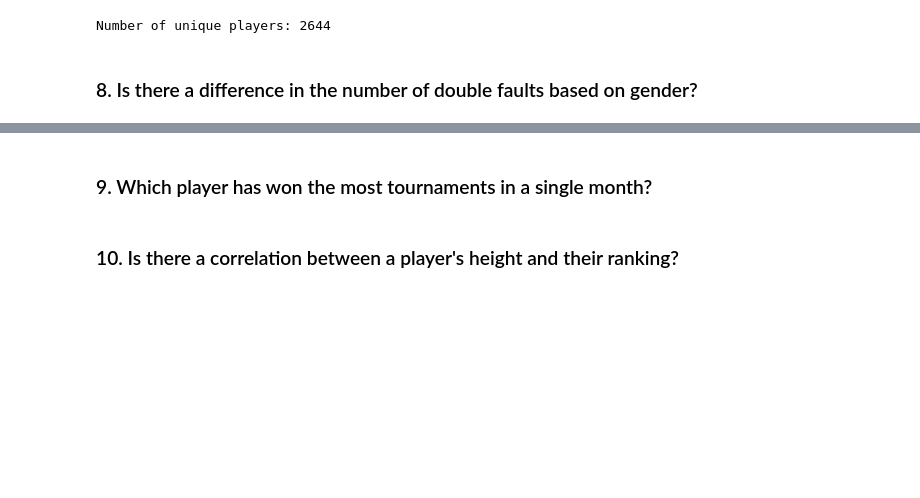
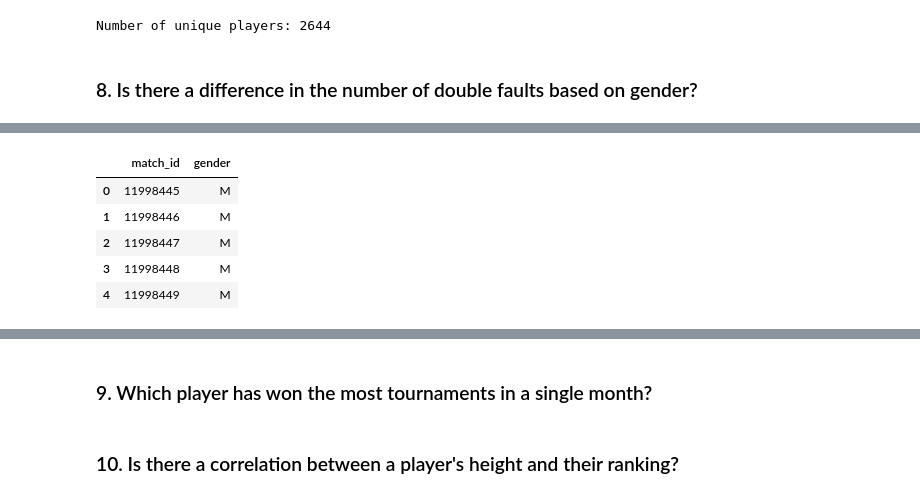
Before and after one commit to ParsaDEV15/Tennis-Project, a Jupyter notebook: notebooks/parsa_analysis_8_12.ipynb, the cells around one changed output, grey strips where cells are left out. Cells and saved outputs as stored; diff of their text form; code cells hidden in the pictures; blank space fills up the shorter version.

```diff
--- a/notebooks/parsa_analysis_8_12.ipynb
+++ b/notebooks/parsa_analysis_8_12.ipynb
@@ -54,0 +73,10 @@ del match_home_df, match_away_team_df, concat_df
+# %%
+concat_home_away_df = pd.concat([match_away_df, match_home_df])
+concat_home_away_df.head()
+# %% [output]
+|  | match_id | gender |
+| 0 | 11998445 | M |
+| 1 | 11998446 | M |
+| 2 | 11998447 | M |
+| 3 | 11998448 | M |
+| 4 | 11998449 | M |
```
Also changed, not shown: parts of 9 cells of this notebook.
